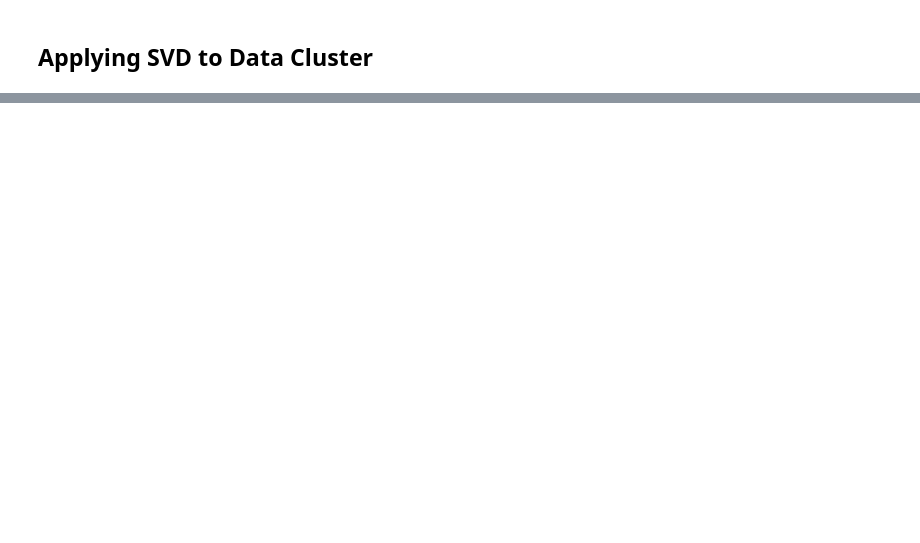
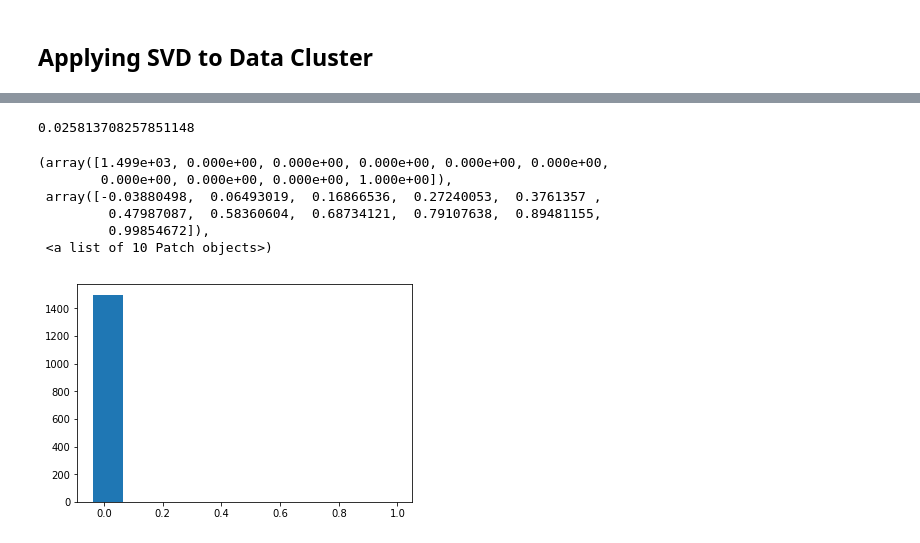
Before and after one commit to brianFruit/tensordecompositionclustering, a Jupyter notebook: cluster_by_tensor_decomposition.ipynb, the cells around one changed output, grey strips where cells are left out. Drawn from its saved outputs; the diff is of its cells as text; code cells hidden in the pictures; blank space fills up the shorter version.

```diff
--- a/cluster_by_tensor_decomposition.ipynb
+++ b/cluster_by_tensor_decomposition.ipynb
@@ -70,2 +73,28 @@ plt.quiver([0,0], [0,0], v[:,0], v[:,1], color=['red','blue'], scale=10)
 # %% [markdown]
 ## Applying SVD to Data Cluster
+# %%
+# define a matrix
+# A = np.array([
+# 	[1,2,3,4,5,6,7,8,9,10],
+# 	[11,12,13,14,15,16,17,18,19,20],
+# 	[21,22,23,24,25,26,27,28,29,30]])
+A = data
+print(A)
+# Singular-value decomposition
+U, s, VT = svd(A)
+# create m x n Sigma matrix
+Sigma = np.zeros((A.shape[0], A.shape[1]))
+# populate Sigma with n x n diagonal matrix
+Sigma[:A.shape[1], :A.shape[1]] = np.diag(s)
+# select
+n_elements = 2
+Sigma = Sigma[:, :n_elements]
+VT = VT[:n_elements, :]
+# reconstruct
+B = U.dot(Sigma.dot(VT))
+print(B)
+# transform
+T = U.dot(Sigma)
+print(T)
+T = A.dot(VT.T)
+print(T)
@@ -71,0 +119,14 @@ plt.quiver([0,0], [0,0], v[:,0], v[:,1], color=['red','blue'], scale=10)
+# %%
+U[2,:].std()
+# %% [output]
+0.025813708257851148
+# %%
+plt.hist(U[:,4])
+# %% [output]
+(array([1.499e+03, 0.000e+00, 0.000e+00, 0.000e+00, 0.000e+00, 0.000e+00,
+        0.000e+00, 0.000e+00, 0.000e+00, 1.000e+00]),
+ array([-0.03880498,  0.06493019,  0.16866536,  0.27240053,  0.3761357 ,
+         0.47987087,  0.58360604,  0.68734121,  0.79107638,  0.89481155,
+         0.99854672]),
+ <a list of 10 Patch objects>)
+[figure, added]
```
Also changed, not shown: parts of 5 cells of this notebook.
